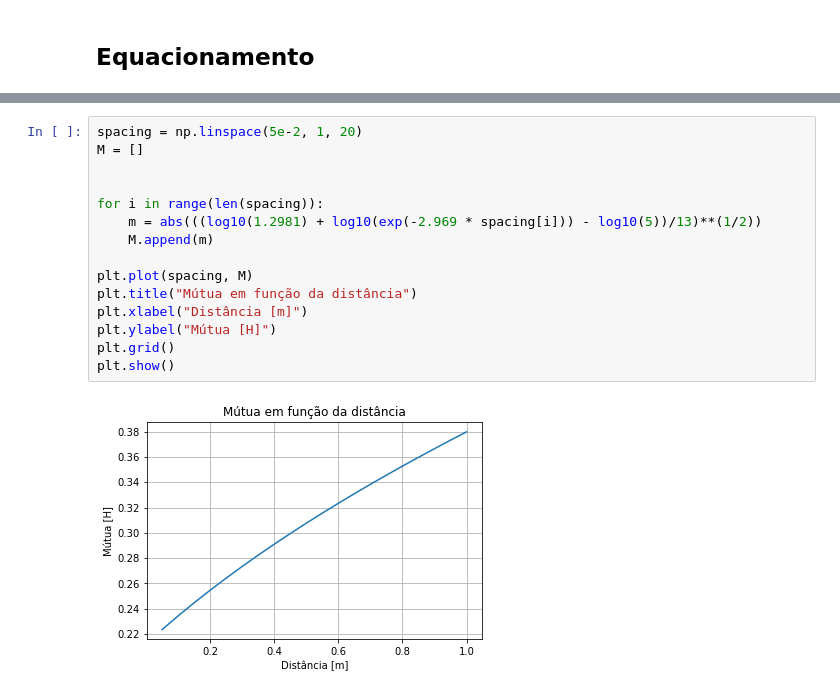
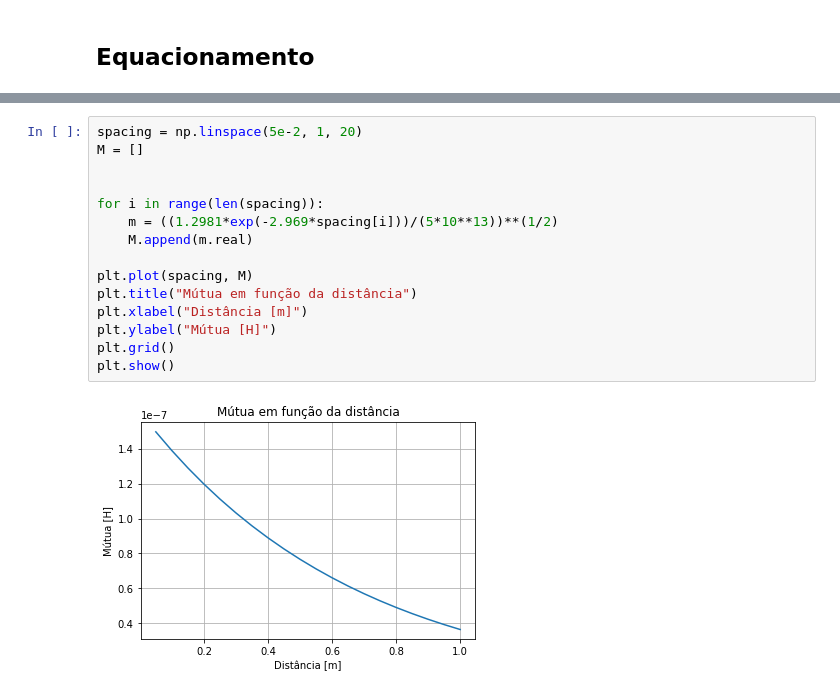
Before and after one commit to leonardodma/projeto-eletromag, a Jupyter notebook: modelo-transformador.ipynb, the cells around one changed output, grey strips where cells are left out. Cells and saved outputs as stored; diff of their text form.

```diff
--- a/modelo-transformador.ipynb
+++ b/modelo-transformador.ipynb
@@ -121,17 +140,17 @@ Pelo excel, foi obtido a seguinte lei que relaciona o ganho em função da dist
 # %%
 spacing = np.linspace(5e-2, 1, 20)
 M = []
 
 
 for i in range(len(spacing)):
-    m = abs(((log10(1.2981) + log10(exp(-2.969 * spacing[i])) - log10(5))/13)**(1/2))
-    M.append(m)
+    m = ((1.2981*exp(-2.969*spacing[i]))/(5*10**13))**(1/2)
+    M.append(m.real)
 
 plt.plot(spacing, M)
 plt.title("Mútua em função da distância")
 plt.xlabel("Distância [m]")
 plt.ylabel("Mútua [H]")
 plt.grid()
 plt.show()
 # %% [output]
-[figure, old version]
+[figure, new version]
```
Also changed, not shown: parts of 2 cells of this notebook, 3 other files.
